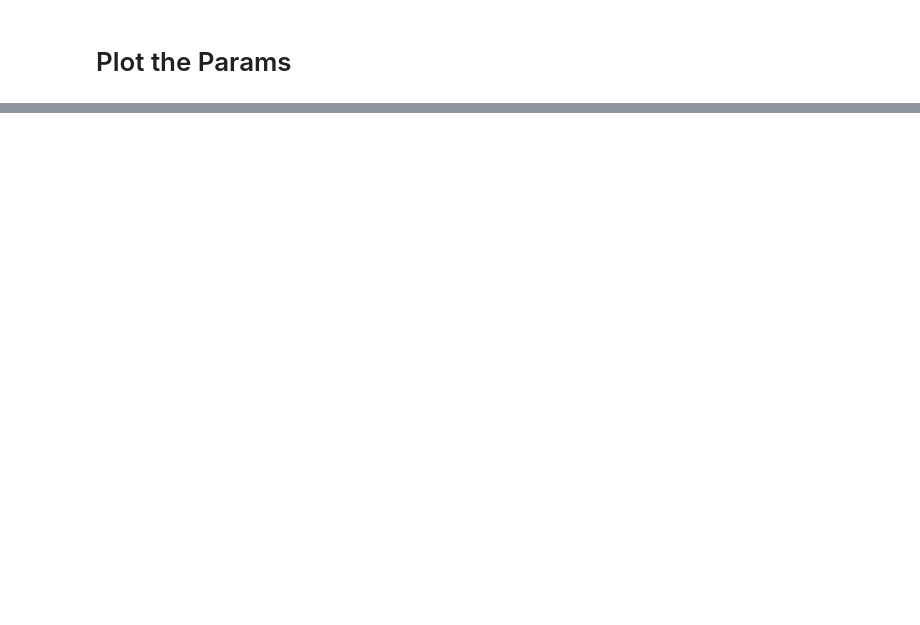
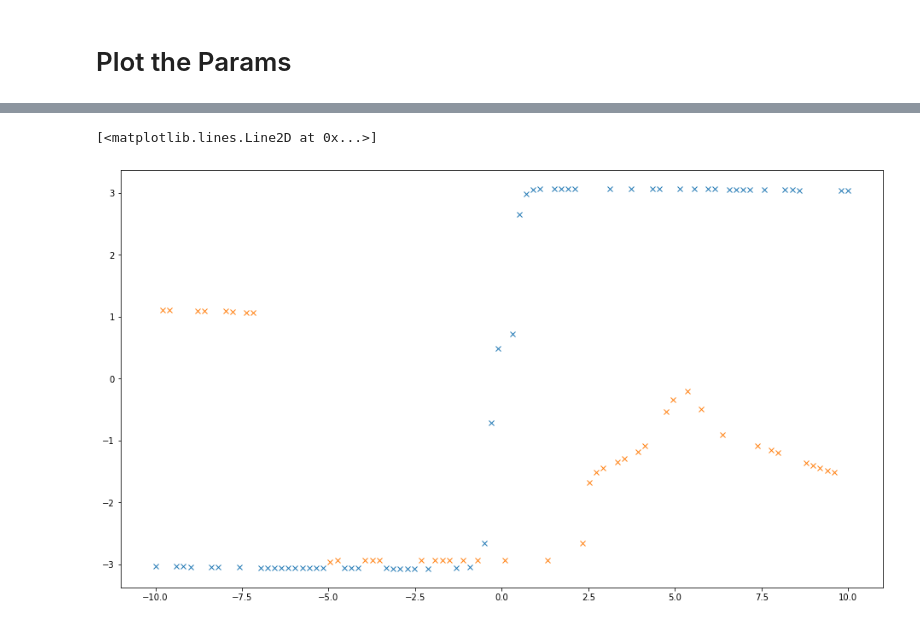
Before and after one commit to wooohoooo/NeuralThompsonTrainer, a Jupyter notebook: index.ipynb, the cells around one changed output, grey strips where cells are left out. Saved outputs shown, nothing was run; the diff lists cells and outputs as text; code cells hidden in the pictures; blank space fills up the shorter version.

```diff
--- a/index.ipynb
+++ b/index.ipynb
@@ -262,0 +312,13 @@ Converted index.ipynb.
+# %%
+X1 = np.atleast_2d(np.linspace(-10,10,100))
+X2 = np.random.choice([0,1],size=X1.shape)
+
+
+#attention = np.ones(model.layers[2].weights.shape)
+
+dropout_percent = 0.5
+
+attention1 = np.random.binomial([np.ones((model.layers[2].weights.shape[1]))],1-dropout_percent)[0]#.shape
+attention2 = np.random.binomial([np.ones((model.layers[2].weights.shape[1]))],1-dropout_percent)[0]#.shape
+
+full_attention = np.ones(model.layers[2].weights[1].shape)
@@ -262,0 +383,7 @@ Converted index.ipynb.
+# %%
+#plt.plot(X[0].squeeze(), yhat.squeeze(),'x',label='target')
+plt.plot(X[0][X[1]==0].squeeze(), yhat[X[1]==0].squeeze(),'x',label='target')
+plt.plot(X[0][X[1]==1].squeeze(), yhat[X[1]==1].squeeze(),'x',label='target')
+# %% [output]
+[<matplotlib.lines.Line2D at 0x...>]
+[figure, added]
```
Also changed, not shown: parts of 62 cells of this notebook, 5 other files.
